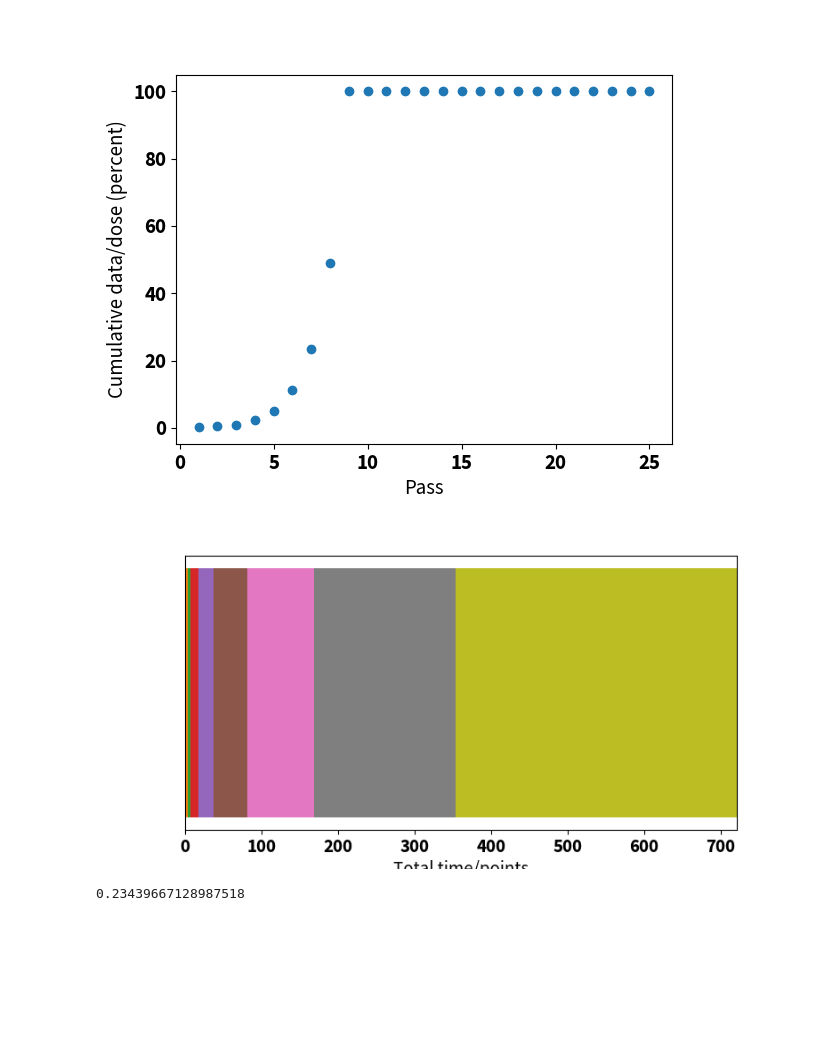
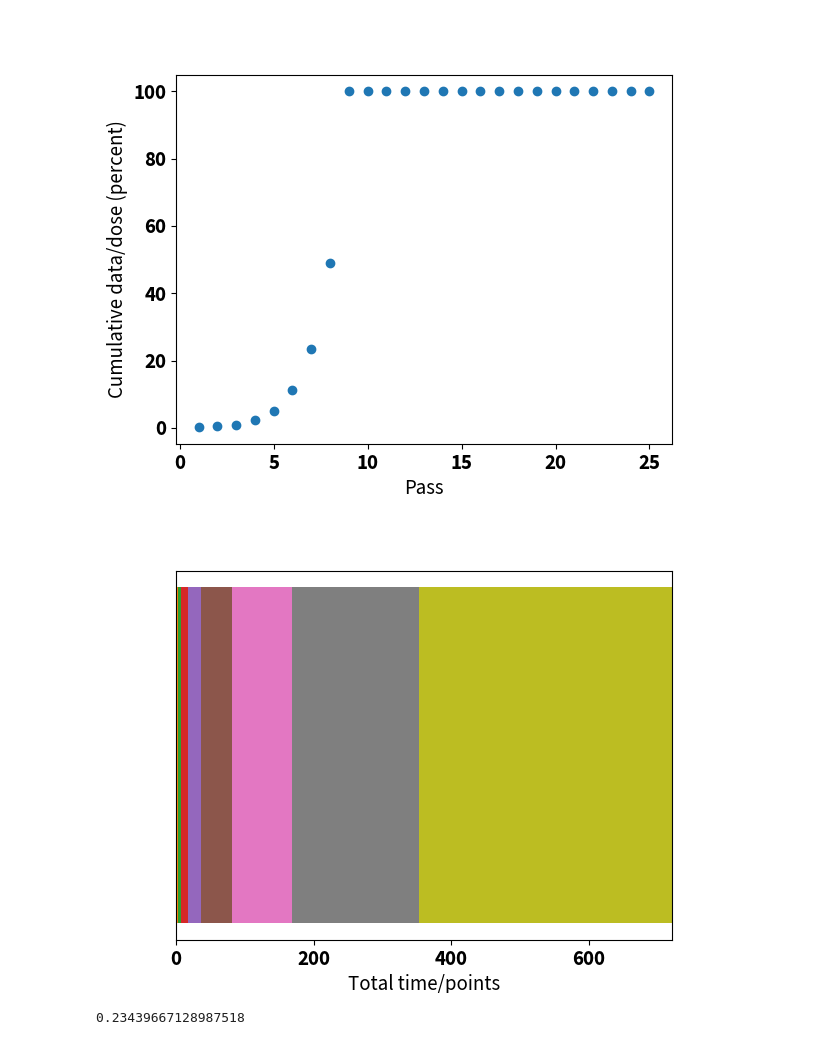
Before and after one commit to jacobhinkle/hex_interlacing, a Jupyter notebook: notebooks/HexInterlacing.ipynb, the cells around one changed output. Drawn from its saved outputs; the diff is of its cells as text; code cells hidden in the pictures; blank space fills up the shorter version.

```diff
--- a/notebooks/HexInterlacing.ipynb
+++ b/notebooks/HexInterlacing.ipynb
@@ -67,7 +67,7 @@ Parameters chosen:
 Thus, if we now build two meshgrid arrays, `rs` and `qs`, starting from $-L$, stopping at $L+1$, and at `sd` steps. Now think about this, if we sum these two arrays together, we will get all the **y + x** co-ordinate points that are `sd` steps away from each other. Blanking all the values greater than **L**, then gives us our `hexmask`
 # %%
 # establish hex coordinates at the _finest_ level
-sd = 0.5
+sd = 1
 L = 15
 rs, qs = np.meshgrid(
     np.arange(start=-L, stop=L + 1, step=sd),
@@ -193,17 +193,17 @@ ax.set_ylabel("Cumulative data/dose (percent)")
 Text(0, 0.5, 'Cumulative data/dose (percent)')
 [figure]
 # %%
-fig, ax = plt.subplots(figsize=(8, 4))
+fig, ax = plt.subplots()
 p = num_points[0]
 ax.barh(0, p)
 for pi in num_points[1:]:
     ax.barh(0, pi - p, left=p)
     p = pi
 ax.set_xlabel("Total time/points")
 ax.get_yaxis().set_visible(False)
 # ax.semilogy()
 # %% [output]
-[figure, old version]
+[figure, new version]
 # %%
 num_points[6] / num_points[8]
 # %% [output]
```
Also changed, not shown: parts of 1 cell of this notebook, 3 other files.
